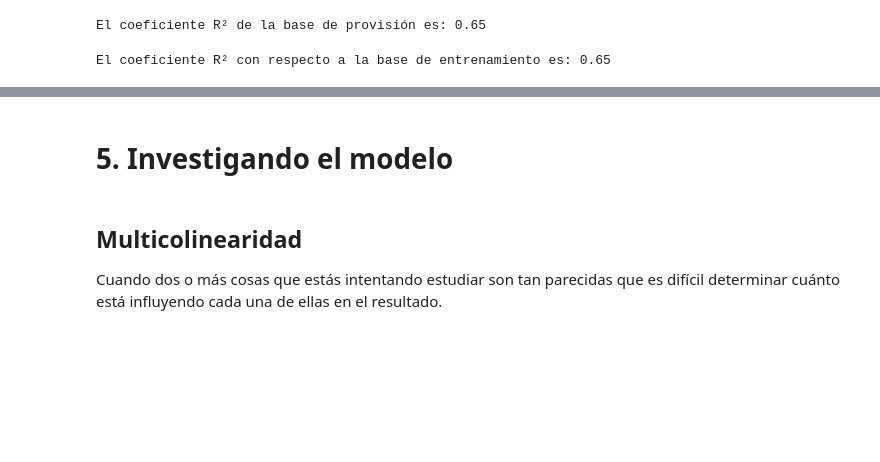
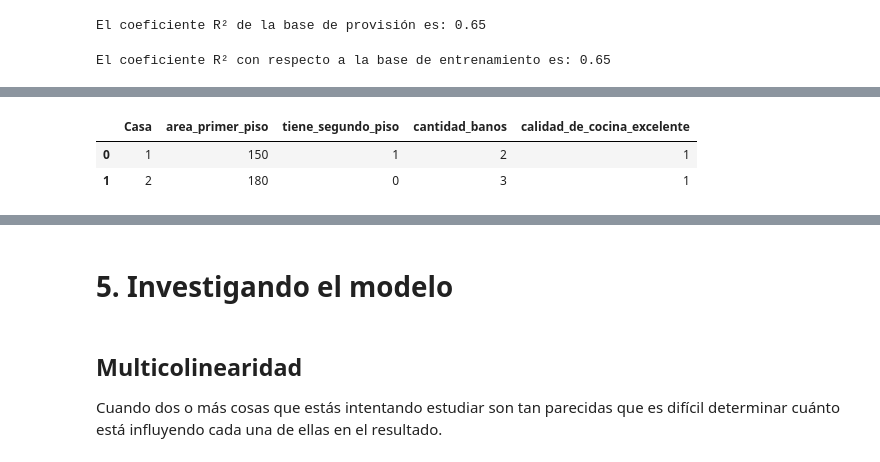
Before and after one commit to Cesar-Curitol/Relajaciones_con_regresion_lineal, a Jupyter notebook: precios_de_inmuebles_regresion_lineal.ipynb, the cells around one changed output, grey strips where cells are left out. Saved outputs shown, nothing was run; the diff lists cells and outputs as text; code cells hidden in the pictures; blank space fills up the shorter version.

```diff
--- a/precios_de_inmuebles_regresion_lineal.ipynb
+++ b/precios_de_inmuebles_regresion_lineal.ipynb
@@ -411,0 +444,8 @@ El coeficiente R² con respecto a la base de entrenamiento es: 0.65
+# %%
+# Leyendo varias casas?
+nuevas_casas = pd.read_csv('https://raw.githubusercontent.com/Cesar-Curitol/Relajaciones_con_regresion_lineal/refs/heads/main/nuevas_casas.csv',sep=';')
+nuevas_casas.head(2)
+# %% [output]
+|  | Casa | area_primer_piso | tiene_segundo_piso | cantidad_banos | calidad_de_cocina_excelente |
+| 0 | 1 | 150 | 1 | 2 | 1 |
+| 1 | 2 | 180 | 0 | 3 | 1 |
```
Also changed, not shown: parts of 19 cells of this notebook.
